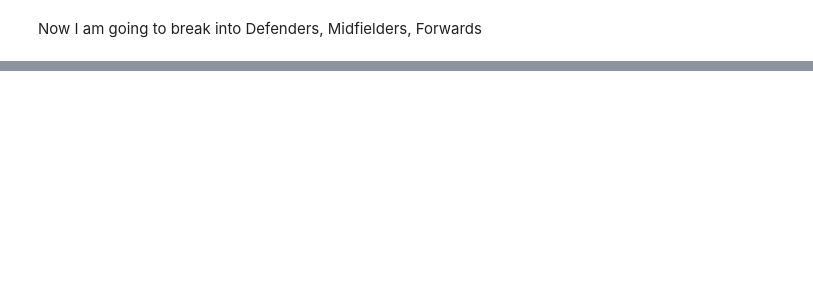
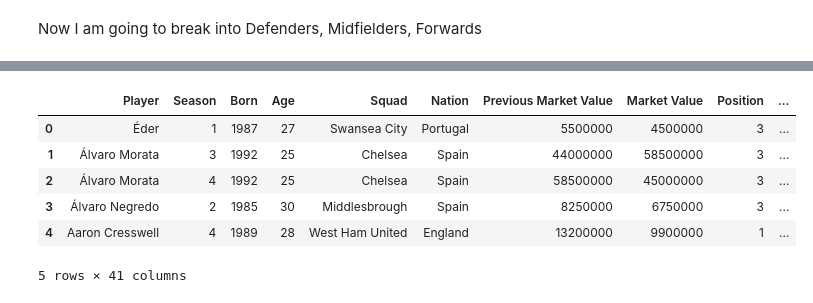
Before and after one commit to Femi-Ogunkola/EPL, a Jupyter notebook: EPL Data Analysis.ipynb, the cells around one changed output, grey strips where cells are left out. Saved outputs shown, nothing was run; the diff lists cells and outputs as text; code cells hidden in the pictures; blank space fills up the shorter version.

```diff
--- a/EPL Data Analysis.ipynb
+++ b/EPL Data Analysis.ipynb
@@ -103,0 +115,11 @@ def drop_columns(df,columns):
+# %%
+epl['Change'] =(epl['Market Value']-epl['Previous Market Value'])
+epl.head()
+# %% [output]
+|  | Player | Season | Born | Age | Squad | Nation | Previous Market Value | Market Value | Position | ... |
+| 0 | Éder | 1 | 1987 | 27 | Swansea City | Portugal | 5500000 | 4500000 | 3 | ... |
+| 1 | Álvaro Morata | 3 | 1992 | 25 | Chelsea | Spain | 44000000 | 58500000 | 3 | ... |
+| 2 | Álvaro Morata | 4 | 1992 | 25 | Chelsea | Spain | 58500000 | 45000000 | 3 | ... |
+| 3 | Álvaro Negredo | 2 | 1985 | 30 | Middlesbrough | Spain | 8250000 | 6750000 | 3 | ... |
+| 4 | Aaron Cresswell | 4 | 1989 | 28 | West Ham United | England | 13200000 | 9900000 | 1 | ... |
+5 rows × 41 columns
```
Also changed, not shown: parts of 7 cells of this notebook.
